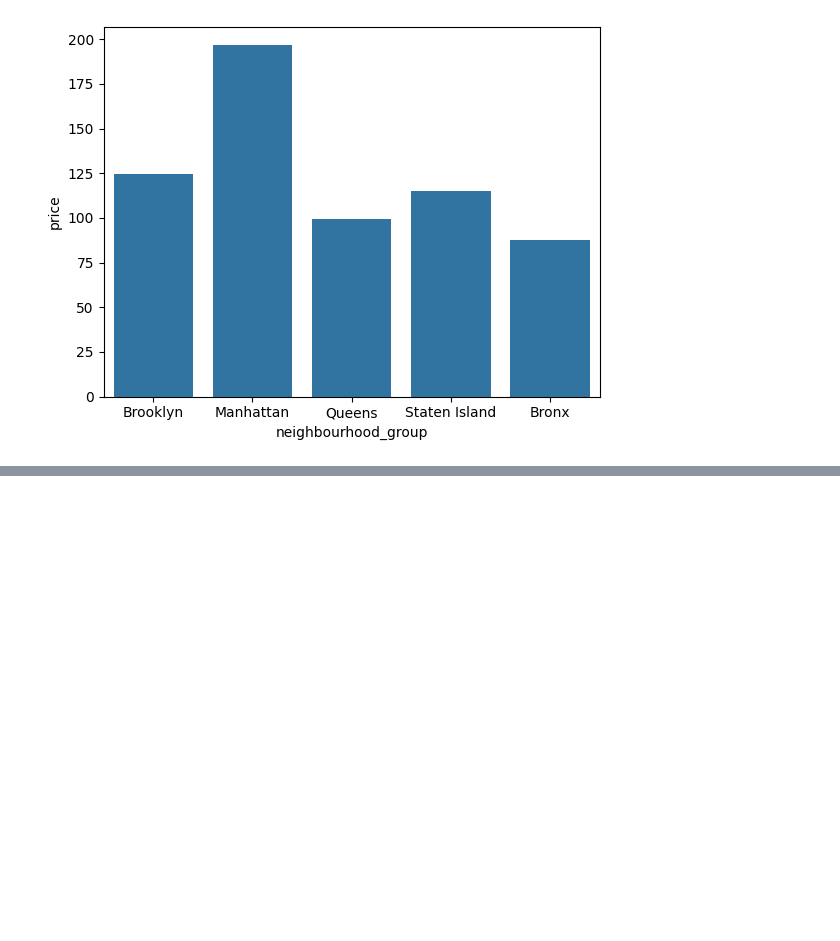
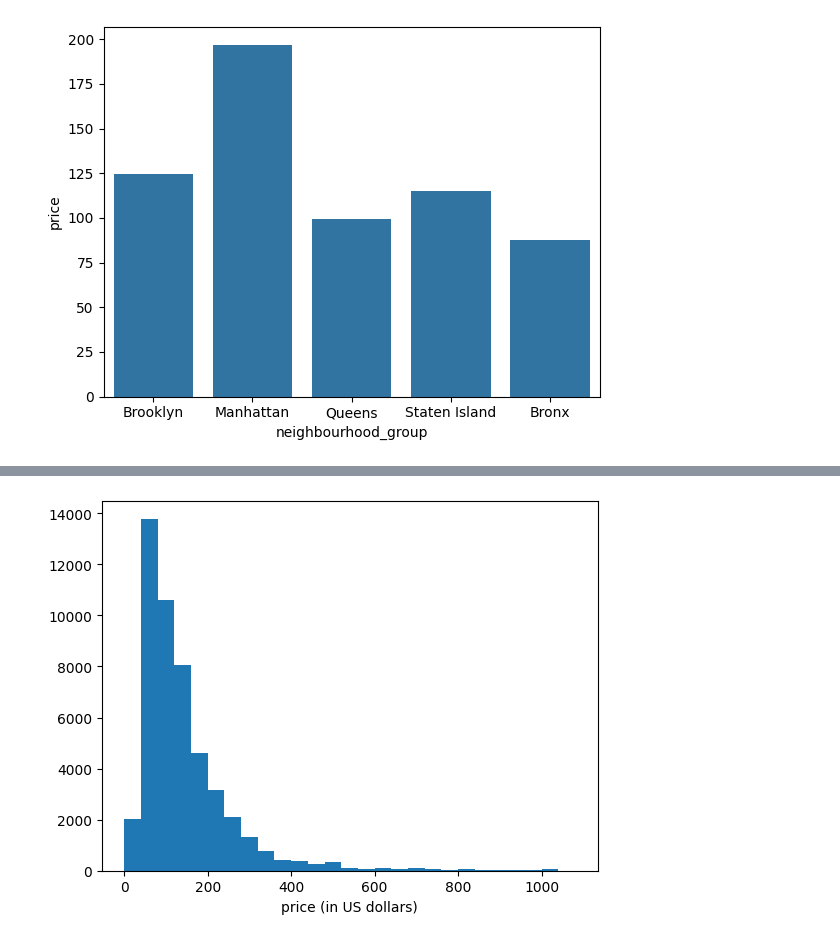
Before and after one commit to saulzmtz/ds, a Jupyter notebook: vis_airbnb_pythonPractice.ipynb, the cells around one changed output, grey strips where cells are left out. Saved outputs shown, nothing was run; the diff lists cells and outputs as text; code cells hidden in the pictures; blank space fills up the shorter version.

```diff
--- a/vis_airbnb_pythonPractice.ipynb
+++ b/vis_airbnb_pythonPractice.ipynb
@@ -50,0 +60,7 @@ plt.show()
+# %%
+#
+plt.hist(listings['price'], bins = np.arange(0, 1100, 40)) # 1st - left end of the first bin, 2nd - the right end of the last bin, 3rd - step size
+plt.xlabel('price (in US dollars)')
+plt.show()
+# %% [output]
+[figure, added]
```
Also changed, not shown: parts of 6 cells of this notebook.
